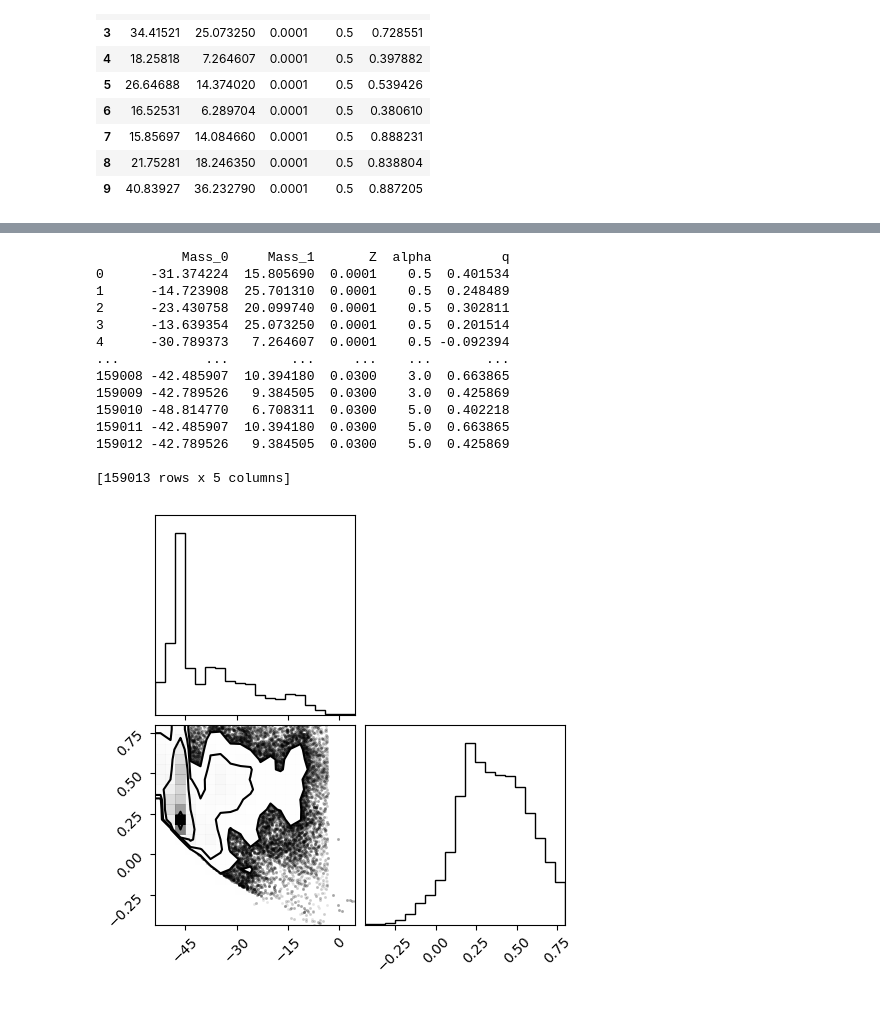
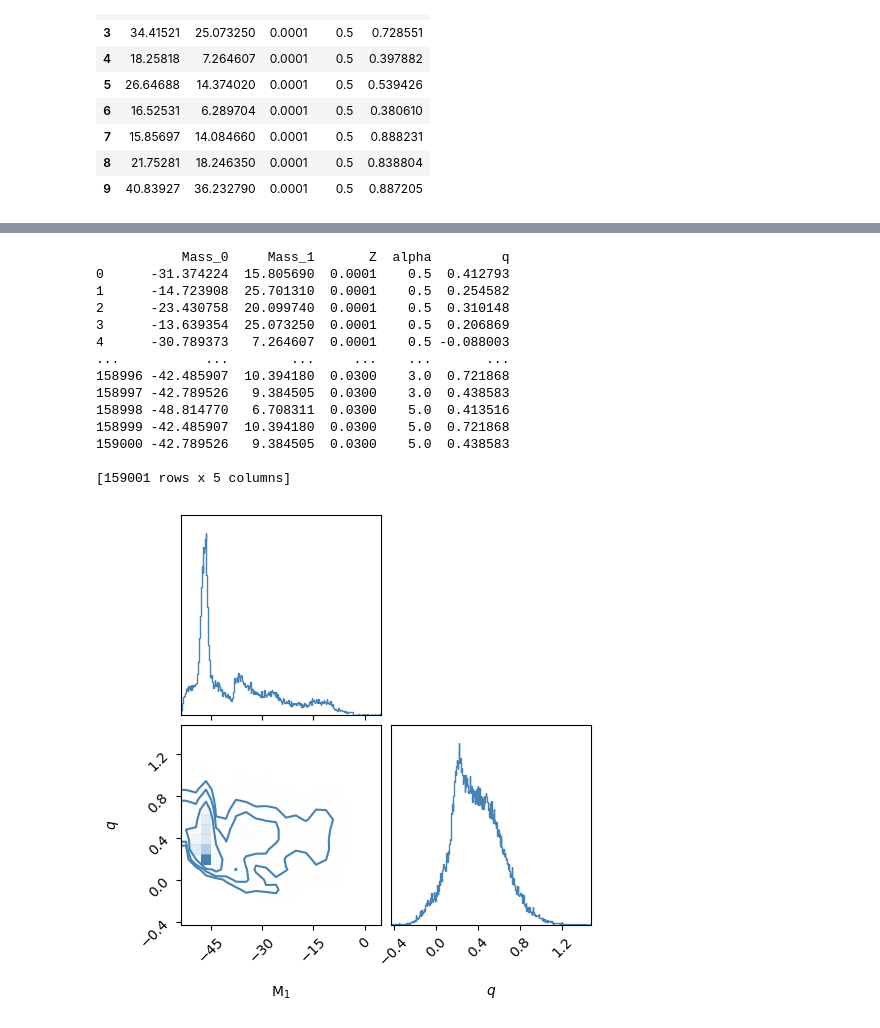
Before and after one commit to AidinMomtaz/Black-Holes-Population-Studies, a Jupyter notebook: notebooks/DataPreperation.ipynb, the cells around one changed output, grey strips where cells are left out. Saved outputs shown, nothing was run; the diff lists cells and outputs as text; code cells hidden in the pictures.

```diff
--- a/notebooks/DataPreperation.ipynb
+++ b/notebooks/DataPreperation.ipynb
@@ -178,44 +183,44 @@ from scipy.special import erfinv
 from figaro.transform import transform_to_probit, transform_from_probit
 
 # dataframew
 # df = pd.DataFrame([Mass_0, Mass_1])
 
 
 # Define bounds
-bounds = np.array([[0.0, 100.0], [0.0, 1.01]])
+bounds = np.array([[0.0, 100.0], [0.0, 1.]])
 
 data_array = df[['Mass_0','q']].values
 
 transformed_data = transform_to_probit(data_array, bounds)
 
 transformed_df = df
 
 transformed_df['Mass_0'] = transformed_data[:,0]
 transformed_df['q'] = transformed_data[:,1]
 
 # max of transformed_df['q']
 
 
 
 # Display the transformed DataFrame
 print(transformed_df)
 
 from corner import corner
-corner(transformed_data)
+corner(transformed_data, color = 'steelblue', hist_kwargs={'density':True, 'label': '$\\mathrm{Probit}$'}, hist_bin_factor=int(np.sqrt(len(transformed_data)))/20, labels = ['$\\mathrm{M}_1$', '$q$'], plot_density = True, no_fill_contours = True, plot_datapoints = False)
 #ss = transform_from_probit(transformed_data, bounds)
 # %% [output]
            Mass_0     Mass_1       Z  alpha         q
-0      -31.374224  15.805690  0.0001    0.5  0.401534
-1      -14.723908  25.701310  0.0001    0.5  0.248489
-2      -23.430758  20.099740  0.0001    0.5  0.302811
-3      -13.639354  25.073250  0.0001    0.5  0.201514
-4      -30.789373   7.264607  0.0001    0.5 -0.092394
+0      -31.374224  15.805690  0.0001    0.5  0.412793
+1      -14.723908  25.701310  0.0001    0.5  0.254582
+2      -23.430758  20.099740  0.0001    0.5  0.310148
+3      -13.639354  25.073250  0.0001    0.5  0.206869
+4      -30.789373   7.264607  0.0001    0.5 -0.088003
 ...           ...        ...     ...    ...       ...
-159008 -42.485907  10.394180  0.0300    3.0  0.663865
-159009 -42.789526   9.384505  0.0300    3.0  0.425869
-159010 -48.814770   6.708311  0.0300    5.0  0.402218
-159011 -42.485907  10.394180  0.0300    5.0  0.663865
-159012 -42.789526   9.384505  0.0300    5.0  0.425869
+158996 -42.485907  10.394180  0.0300    3.0  0.721868
+158997 -42.789526   9.384505  0.0300    3.0  0.438583
+158998 -48.814770   6.708311  0.0300    5.0  0.413516
+158999 -42.485907  10.394180  0.0300    5.0  0.721868
+159000 -42.789526   9.384505  0.0300    5.0  0.438583
 
-[159013 rows x 5 columns]
+[159001 rows x 5 columns]
-[figure, old version]
+[figure, new version]
```
Also changed, not shown: parts of 11 cells of this notebook, 14 other files.
